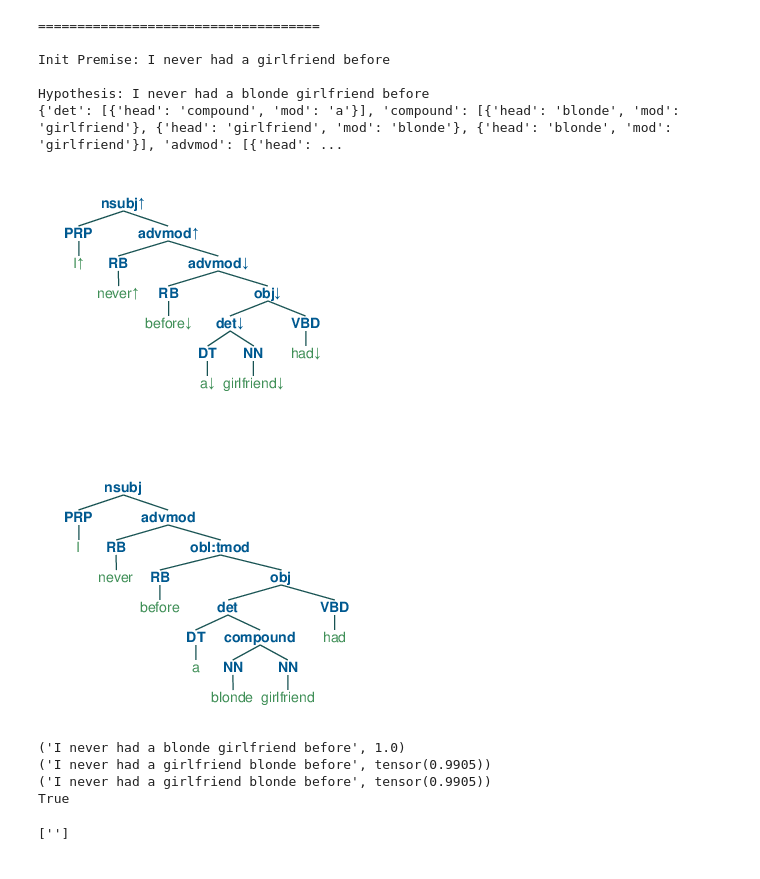
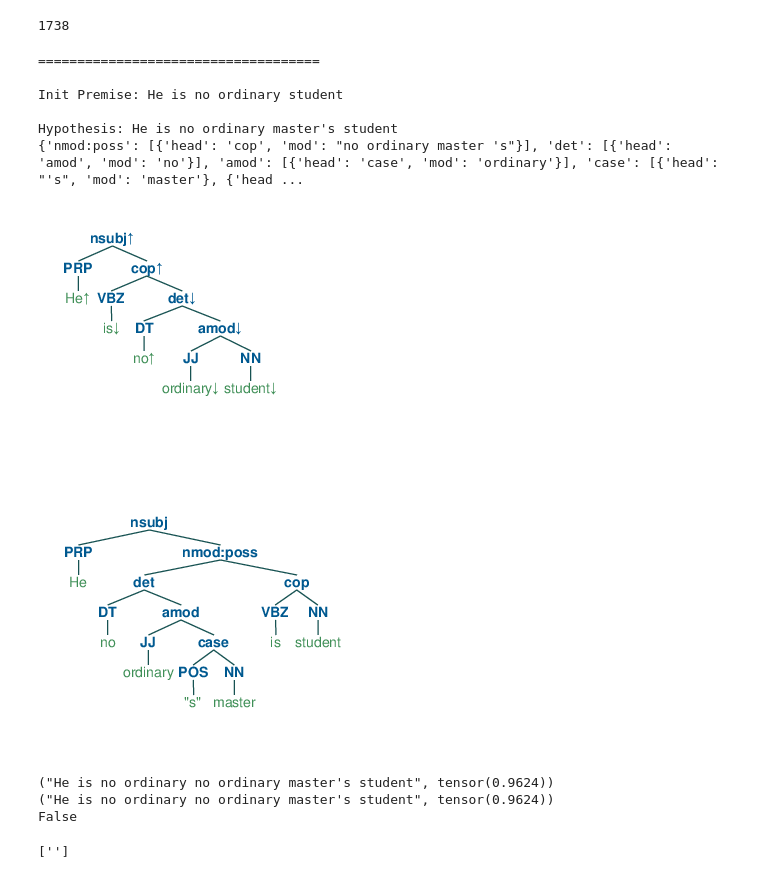
Before and after one commit to eric11eca/NeuralLog, a Jupyter notebook: src/phrasal_infer.ipynb, the cells around one changed output. Drawn from its saved outputs; the diff is of its cells as text; code cells hidden in the pictures.

```diff
--- a/src/phrasal_infer.ipynb
+++ b/src/phrasal_infer.ipynb
@@ -183,16 +183,6 @@ class PhrasalGenerator:
             self.save_tree(isTree=True)
             self.rollback(tree, backup)
 
-        '''elif right.mark == "-":
-            if right.val in ["aux", "obj", "obl", "xcomp"]:
-                if "advcl" in self.kb:
-                    for adv in self.kb["advcl"]:
-                        self.add_modifier_sent(right, adv)
-
-                if "advmod" in self.kb:
-                    for adv in self.kb["advmod"]:
-                        self.add_modifier_sent(right, adv)'''
-
         self.generate(tree.left)
         self.generate(tree.right)
 
@@ -278,10 +268,6 @@ class PhrasalGenerator:
                 self.stop_critarion = True
                 self.sent_log.append((sentence, 1.0))
                 return
-
-            #print("=================")
-            #print(sentence)
-            #print(self.hypothesis)
 
             similarity = inference_sts([sentence], [self.hypothesis])
             if similarity > 0.9:
@@ -430,6 +413,10 @@ with open("../data/MED/downward.txt") as donward_med:
     for i in range(len(lines) // 4):
         MED_downward.append(lines[i*4+1])
         MED_downward_hypo.append(lines[i*4+2])
+# %%
+print(len(MED_downward))
+# %% [output]
+1738
 # %%
 from tqdm import tqdm
 
@@ -437,7 +424,7 @@ annotations = []
 with open("./generation_log_donward.txt", 'w') as generate_log:
     phrasalGenerator = PhrasalGenerator()
     pipeline = PolarizationPipeline(verbose=0)
-    for i in tqdm(range(600, 700)):
+    for i in tqdm(range(901, 903)):
         premise = MED_downward[i].replace('\n', '')
         hypothesis = MED_downward_hypo[i].replace('\n', '')
         premise = phrasalGenerator.preprocess(premise)
@@ -485,8 +472,8 @@ with open("./generation_log_donward.txt", 'w') as generate_log:
             #generate_log.writelines(phrasalGenerator.sent_log)
             generate_log.write('\n')
 # %%
-up = ["I never had a girlfriend before"]
-up_h = ["I never had a blonde girlfriend before"]
+up = ["He is no ordinary student"]
+up_h = ["He is no ordinary master's student"]
 
 annotations = []
 phrasalGenerator = PhrasalGenerator()
@@ -510,42 +497,41 @@ for i in range(len(up)):
     annotation = pipeline.single_polarization(premise)
 
     phrasalGenerator.kb = phrases
     phrasalGenerator.hypothesis = hypothesis.replace(',', '')
     print(phrasalGenerator.kb)
 
     polarized = pipeline.postprocess(annotation['polarized_tree'], {})
     btreeViz = Tree.fromstring(polarized.replace('[', '(').replace(']', ')'))
     jupyter_draw_nltk_tree(btreeViz)
 
     polarized = pipeline.postprocess(h_tree, {})
     btreeViz = Tree.fromstring(polarized.replace('[', '(').replace(']', ')'))
     jupyter_draw_nltk_tree(btreeViz)
 
     phrasalGenerator.deptree_generate(
         annotation['polarized_tree'],
         annotation['annotated'],
         annotation['original'])
 
     for gen_tree in phrasalGenerator.tree_log:
         leaves = gen_tree.sorted_leaves().popkeys()
         sentence = ' '.join([x[0] for x in leaves])
         print("\nNext Premise: " + sentence)
 
     print(*phrasalGenerator.sent_log, sep="\n")
     print(phrasalGenerator.stop_critarion)
 # %% [output]
 ====================================
 
-Init Premise: I never had a girlfriend before
+Init Premise: He is no ordinary student
 
-Hypothesis: I never had a blonde girlfriend before
-{'det': [{'head': 'compound', 'mod': 'a'}], 'compound': [{'head': 'blonde', 'mod': 'girlfriend'}, {'head': 'girlfriend', 'mod': 'blonde'}, {'head': 'blonde', 'mod': 'girlfriend'}], 'advmod': [{'head': ...
+Hypothesis: He is no ordinary master's student
+{'nmod:poss': [{'head': 'cop', 'mod': "no ordinary master 's"}], 'det': [{'head': 'amod', 'mod': 'no'}], 'amod': [{'head': 'case', 'mod': 'ordinary'}], 'case': [{'head': "'s", 'mod': 'master'}, {'head ...
-[figure, old version]
+[figure, new version]
-[figure, old version]
+[figure, new version]
-('I never had a blonde girlfriend before', 1.0)
-('I never had a girlfriend blonde before', tensor(0.9905))
-('I never had a girlfriend blonde before', tensor(0.9905))
-True
+("He is no ordinary no ordinary master's student", tensor(0.9624))
+("He is no ordinary no ordinary master's student", tensor(0.9624))
+False
 # %%
 inference_sts(["Tom seldom eats Italian spicy food"], ["Tom seldom eats Italian spicy food"])
 # %%
```
Also changed, not shown: parts of 2 cells of this notebook, 1 other file.
